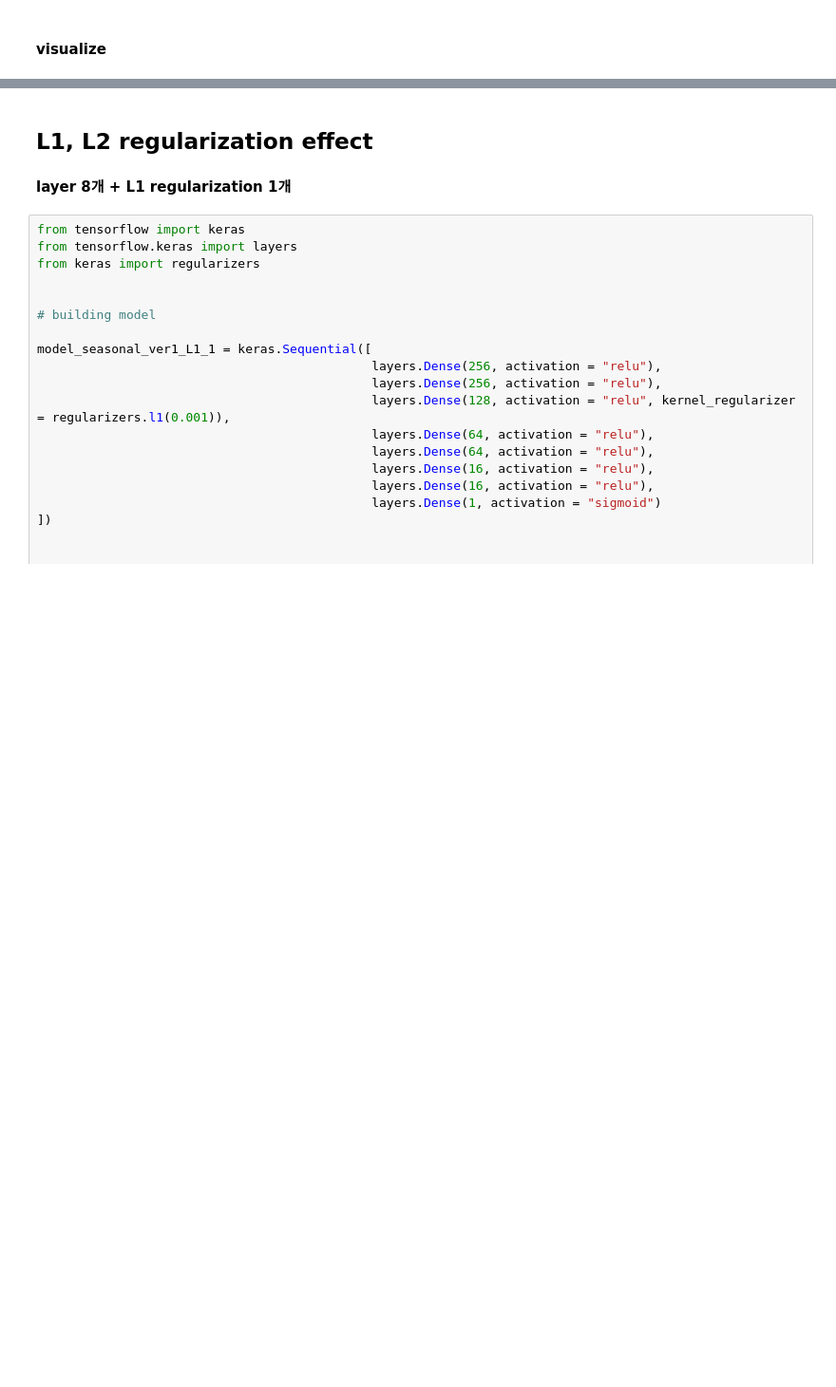
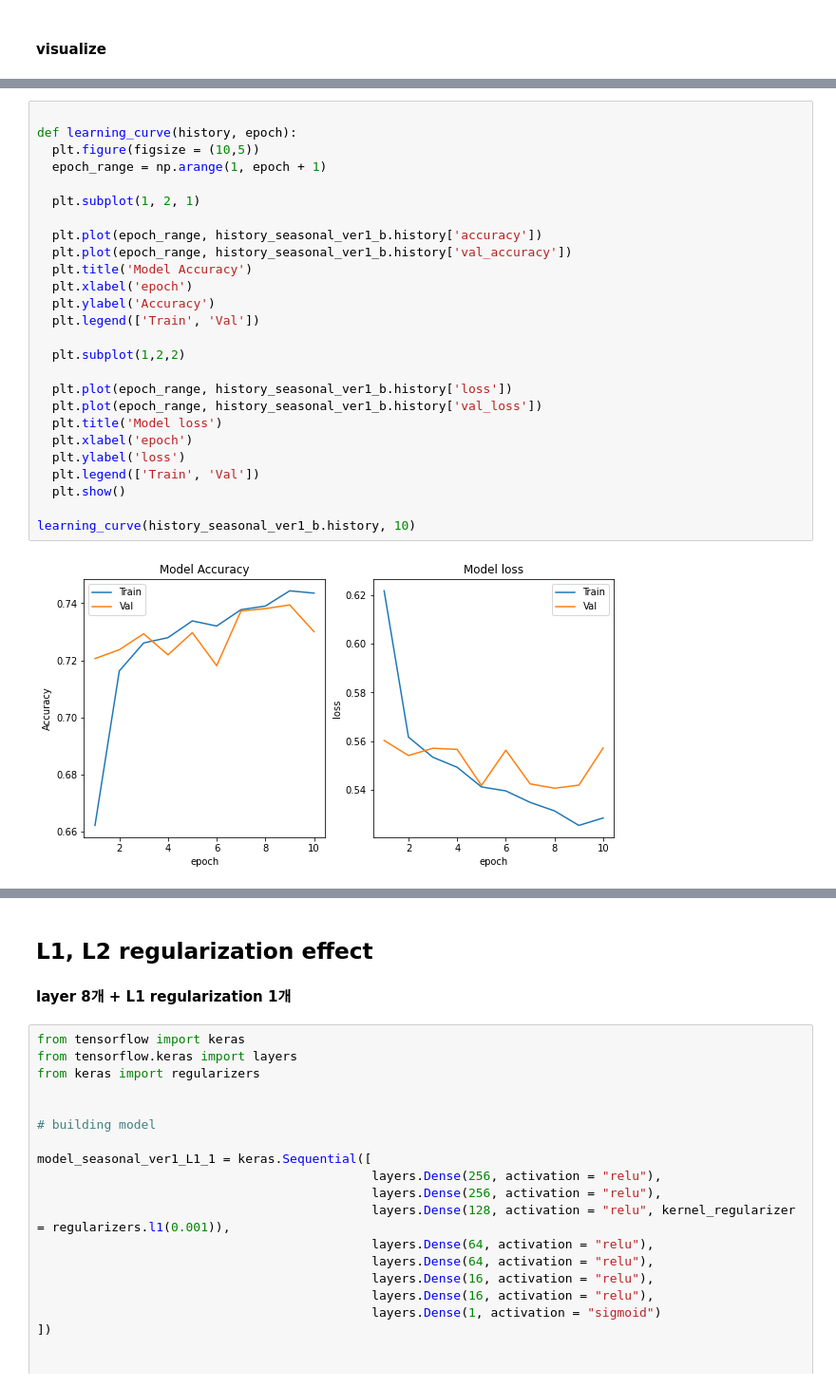
Before and after one commit to mjiii25/22-1_DL, a Jupyter notebook: team-project/modeling-dl.ipynb, the cells around one changed output, grey strips where cells are left out. Shown at 95% size. Cells and saved outputs as stored; diff of their text form; blank space fills up the shorter version.

```diff
--- a/team-project/modeling-dl.ipynb
+++ b/team-project/modeling-dl.ipynb
@@ -2924,3 +2955,31 @@ Epoch 20/20
+# %%
+
+def learning_curve(history, epoch):
+  plt.figure(figsize = (10,5))
+  epoch_range = np.arange(1, epoch + 1)
+
+  plt.subplot(1, 2, 1)
+
+  plt.plot(epoch_range, history_seasonal_ver1_b.history['accuracy'])
+  plt.plot(epoch_range, history_seasonal_ver1_b.history['val_accuracy'])
+  plt.title('Model Accuracy')
+  plt.xlabel('epoch')
+  plt.ylabel('Accuracy')
+  plt.legend(['Train', 'Val'])
+
+  plt.subplot(1,2,2)
+
+  plt.plot(epoch_range, history_seasonal_ver1_b.history['loss'])
+  plt.plot(epoch_range, history_seasonal_ver1_b.history['val_loss'])
+  plt.title('Model loss')
+  plt.xlabel('epoch')
+  plt.ylabel('loss')
+  plt.legend(['Train', 'Val'])
+  plt.show()
+
+learning_curve(history_seasonal_ver1_b.history, 10)
+# %% [output]
+[figure, added]
 # %%
 # Layer effect on training loss
 
```
Also changed, not shown: parts of 7 cells of this notebook.
